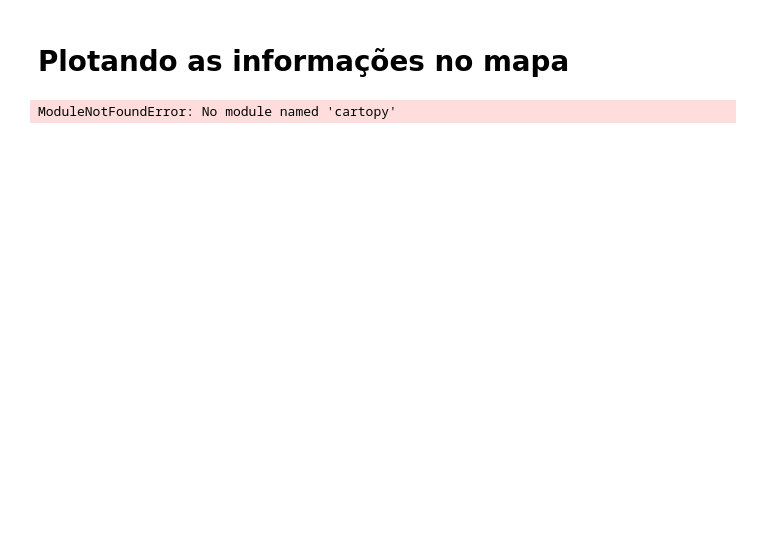
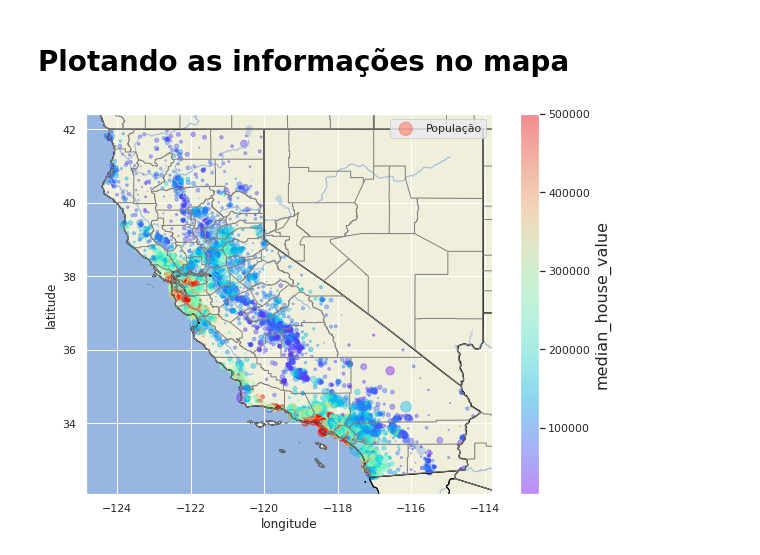
Before and after one commit to EddyGiusepe/Apache_Airflow_with_Python, a Jupyter notebook: notebook_housing.ipynb, the cells around one changed output. Cells and saved outputs as stored; diff of their text form; code cells hidden in the pictures; blank space fills up the shorter version.

```diff
--- a/notebook_housing.ipynb
+++ b/notebook_housing.ipynb
@@ -150,8 +154,10 @@ myzip.extractall("./housing")
 # %%
 # Importando as bibliotecas
 import cartopy.crs as ccrs
-#import cartopy.feature as cfeature
+import cartopy.feature as cfeature
+
 import matplotlib.pyplot as plt
+#%matplotlib inline
 
 
 plt.figure(figsize=(10,7))
@@ -167,32 +173,35 @@ ca_map.add_feature(cfeature.LAKES, alpha=0.5)
 ca_map.add_feature(cfeature.RIVERS)
 ca_map.add_feature(cfeature.STATES.with_scale('10m'))
 
 # Adicionando as linhas das cidades
 import cartopy.io.shapereader as shpreader
 
-reader = shpreader.Reader('/content/housing/countyl010g.shp')
+reader = shpreader.Reader('/home/eddygiusepe/20_airflow/Apache_Airflow_with_Python/housing/countyl010g.shp')
 counties = list(reader.geometries())
 COUNTIES = cfeature.ShapelyFeature(counties, ccrs.PlateCarree())
 ca_map.add_feature(COUNTIES, facecolor='none', edgecolor='gray')
 
 ca_map.xaxis.set_visible(True)
 ca_map.yaxis.set_visible(True)
 
 # Plotando os valores no mapa
 plt.scatter(housing['longitude'], housing['latitude'], alpha=0.4,
             s=housing["population"]/100, label="População",
             c=housing['median_house_value'],
             cmap=plt.get_cmap("rainbow"),
             transform=ccrs.PlateCarree())
 
 prices = housing["median_house_value"]
 cbar = plt.colorbar()
 cbar.set_label('median_house_value', fontsize=16)
 
 
 # Adicionando os labels de x e y
 plt.ylabel("latitude", fontsize=12)
 plt.xlabel("longitude", fontsize=12)
 plt.legend()
+plt.show()
+
+# É possivel identificar uma relação dos poreços com a localização (proximo ao mar, por exemplo) e a densidade populacional
 # %% [output]
-ModuleNotFoundError: No module named 'cartopy'
+[figure, added]
```
Also changed, not shown: parts of 43 cells of this notebook, 2 other files.
